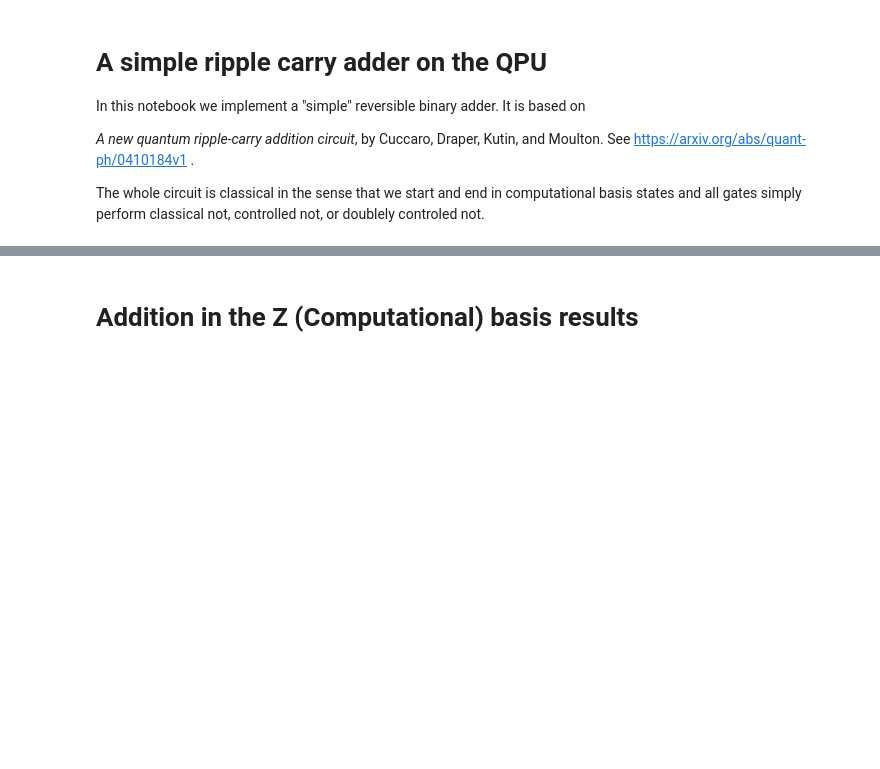
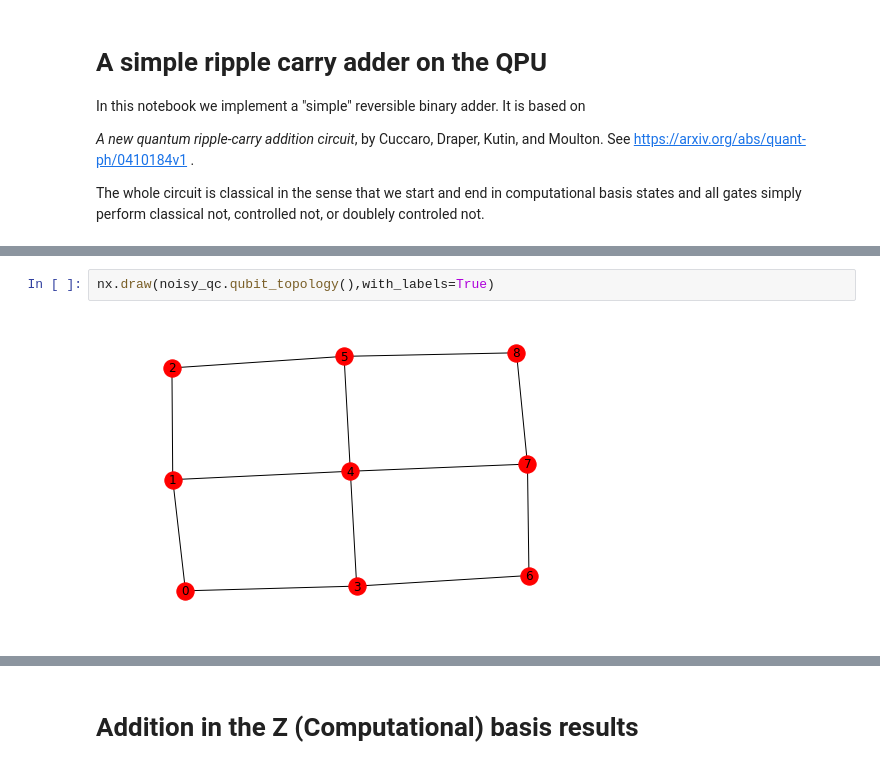
Before and after one commit to rigetti/forest-benchmarking, a Jupyter notebook: examples/Ripple_adder_benchmark.ipynb, the cells around one changed output, grey strips where cells are left out. Saved outputs shown, nothing was run; the diff lists cells and outputs as text; blank space fills up the shorter version.

```diff
--- a/examples/Ripple_adder_benchmark.ipynb
+++ b/examples/Ripple_adder_benchmark.ipynb
@@ -124,0 +66,4 @@ def average_adder_result_over_input_strings(bin_str, num_of_qubits, CNOTfun = CN
+# %%
+nx.draw(noisy_qc.qubit_topology(),with_labels=True)
+# %% [output]
+[figure, added]
```
Also changed, not shown: parts of 11 cells of this notebook, 1 other file.
